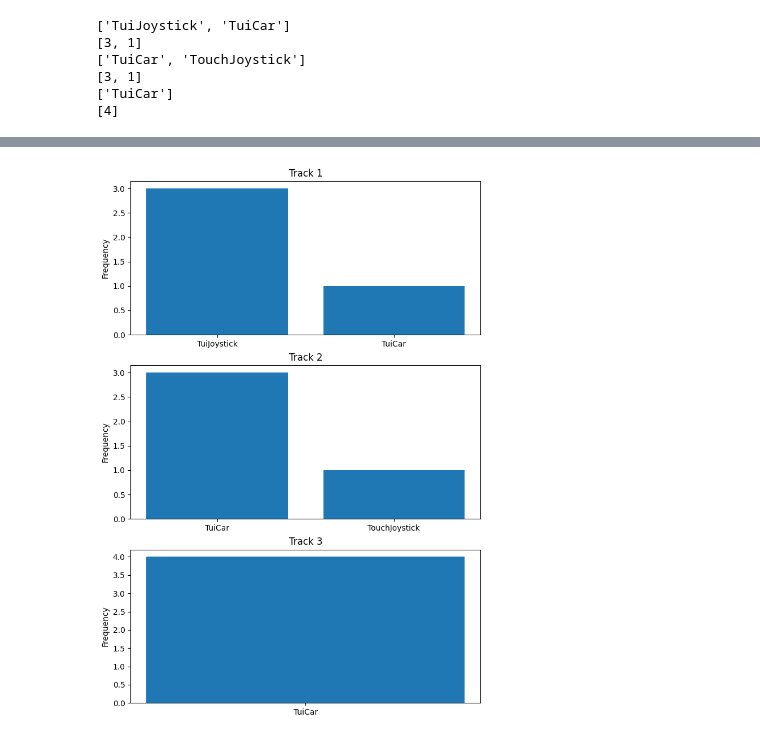
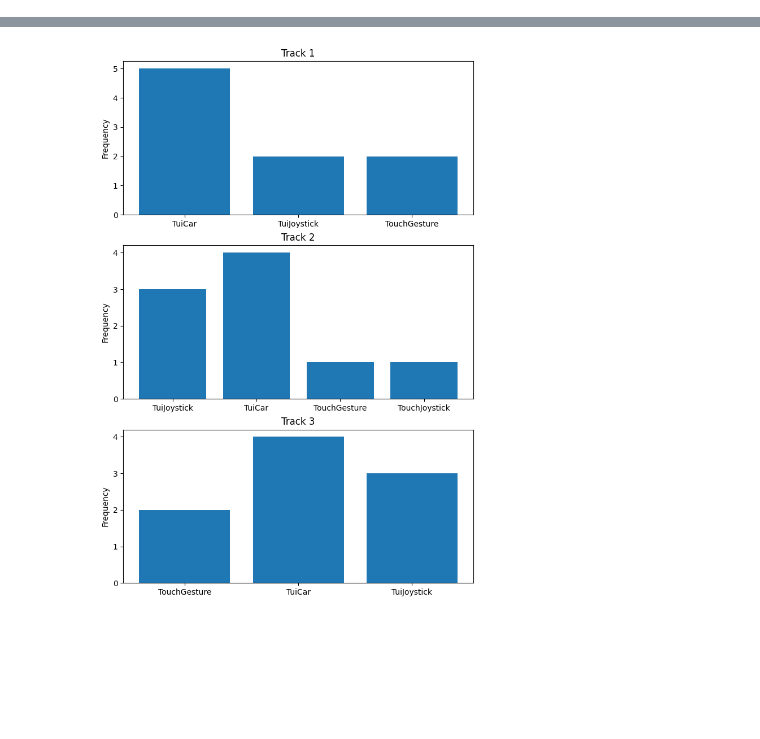
Before and after one commit to eqbic/Masterarbeit-Evaluation, a Jupyter notebook: evaluation_questionnaire.ipynb, the cells around one changed output, grey strips where cells are left out. Drawn from its saved outputs; the diff is of its cells as text; code cells hidden in the pictures; blank space fills up the shorter version.

```diff
--- a/evaluation_questionnaire.ipynb
+++ b/evaluation_questionnaire.ipynb
@@ -1,5 +1,6 @@
 # %%
-from matplotlib import pyplot as plt
+from matplotlib.ticker import MaxNLocator
+from matplotlib import pyplot as plt, ticker
 from collections import defaultdict
 from typing import Dict, Tuple, List
 import pandas as pd
@@ -49,10 +50,9 @@ translation = {
 }
 
 
-def parse_zip(path_to_zip: Path):
-    with zipfile.ZipFile(path_to_zip) as zf:
-        with zf.open("Fragebogen Masterarbeit.csv") as infile:
-            return pd.read_csv(infile)
+def parse_csv(path_to_csv: Path) -> DataFrame:
+    with open(path_to_csv) as csv_file:
+        return pd.read_csv(csv_file)
 
 
 @dataclass
@@ -137,13 +137,13 @@ class Result:
     def _get_most_accurate(self, answers):
         result = {}
         for track, i in enumerate(range(49, 52)):
-            result[f"Track {track+1}"] = parse_input_answer(answers.iloc[i])
+            result[f"Track {track + 1}"] = parse_input_answer(answers.iloc[i])
         return result
 
     def _get_ranking(self, answers):
-        result = []
-        for i in range(52, 56):
-            result.append(parse_input_answer(answers.iloc[i]))
+        result = {}
+        for rank, i in enumerate(range(52, 56)):
+            result[f"Platz {rank + 1}"] = (parse_input_answer(answers.iloc[i]))
         return result
 
 
@@ -151,8 +151,8 @@ class Result:
 class ResultRepository:
     results: List[Result]
     def __init__(self):
-        path_to_zip = Path('questionnaire_results/Fragebogen Masterarbeit.csv.zip')
-        self.data_frame: DataFrame  = parse_zip(path_to_zip)
+        path_to_csv = Path('questionnaire_results/Fragebogen Masterarbeit.csv')
+        self.data_frame: DataFrame  = parse_csv(path_to_csv)
         self.parse_data_frame(self.data_frame)
 
     def parse_data_frame(self, data_frame: DataFrame):
@@ -165,6 +165,11 @@ class ResultRepository:
         return self.results
 
 
+class RankCategory(Enum):
+    Fastest = 1
+    MostAccurate = 2
+    Ranking = 3
+
 class ResultPlotter:
     def __init__(self):
         self.repo = ResultRepository()
@@ -173,9 +178,9 @@ class ResultPlotter:
             'UserId': [result.user_id for result in self.results],
             'Age': [result.age for result in self.results],
             'Sequence': [result.sequence for result in self.results],
-            'Fastest': [result.fastest for result in self.results],
-            'MostAccurate': [result.most_accurate for result in self.results],
-            'Ranking': [result.ranking for result in self.results],
+            RankCategory.Fastest.name : [result.fastest for result in self.results],
+            RankCategory.MostAccurate.name: [result.most_accurate for result in self.results],
+            RankCategory.Ranking.name: [result.ranking for result in self.results],
             'UsageFrequency': [result.usage_frequency for result in self.results],
         }
         self.data_frame = pd.DataFrame(data)
@@ -187,33 +192,27 @@ class ResultPlotter:
         for result in self.results:
             print(f"UserId: {result.user_id} -> {result.sequence}")
 
-    def print_usabilities(self):
+    def plot_rankings(self, category: RankCategory):
         key_value_counts = defaultdict(lambda: defaultdict(int))
-        for d in self.data_frame["Fastest"]:
+        for d in self.data_frame[category.name]:
             for key, value in d.items():
                 key_value_counts[key][value] += 1
 
         num_keys = len(key_value_counts)
         fig, axes = plt.subplots(nrows=num_keys, figsize=(8, 4 * num_keys))
         for ax, (key, value_counts) in zip(axes, key_value_counts.items()):
+            ax.yaxis.set_major_locator(MaxNLocator(integer=True))
             x_values = [e.name for e in value_counts.keys()]
             y_values = list(value_counts.values())
-            print(x_values)
-            print(y_values)
             ax.bar(x_values, y_values)
             ax.set_title(f"{key}")
             ax.set_ylabel("Frequency")
 
 
+
 plotter = ResultPlotter()
-plotter.print_usabilities()
+plotter.plot_rankings(RankCategory.MostAccurate)
 plotter.summary()
 # plotter.print_orders()
 # %% [output]
-['TuiJoystick', 'TuiCar']
-[3, 1]
-['TuiCar', 'TouchJoystick']
-[3, 1]
-['TuiCar']
-[4]
 |  | UserId | Age | Sequence | Fastest | MostAccurate | Ranking | UsageFrequency |
@@ -224 +228 @@ plotter.summary()
-[figure, old version]
+[figure, new version]
```
Also changed, not shown: parts of 2 cells of this notebook.
